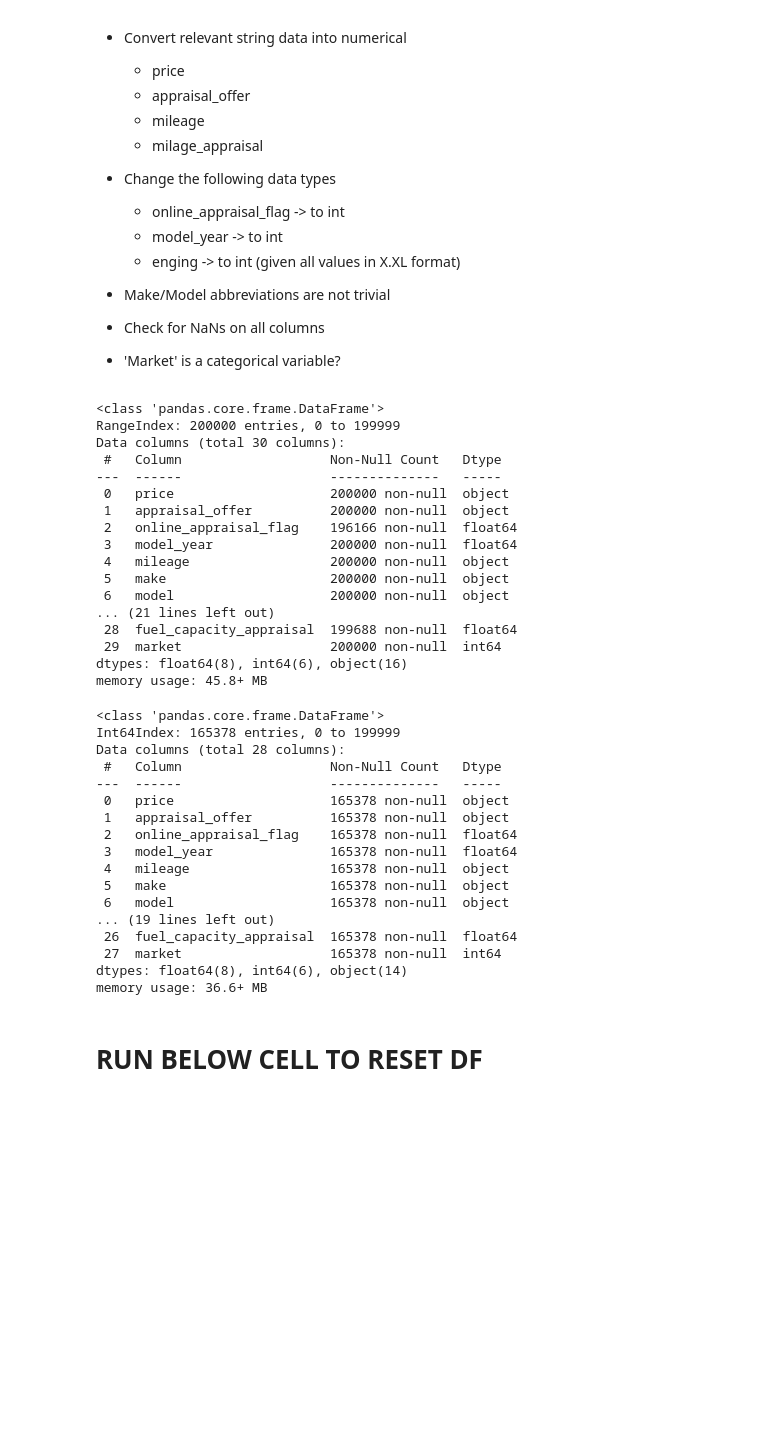
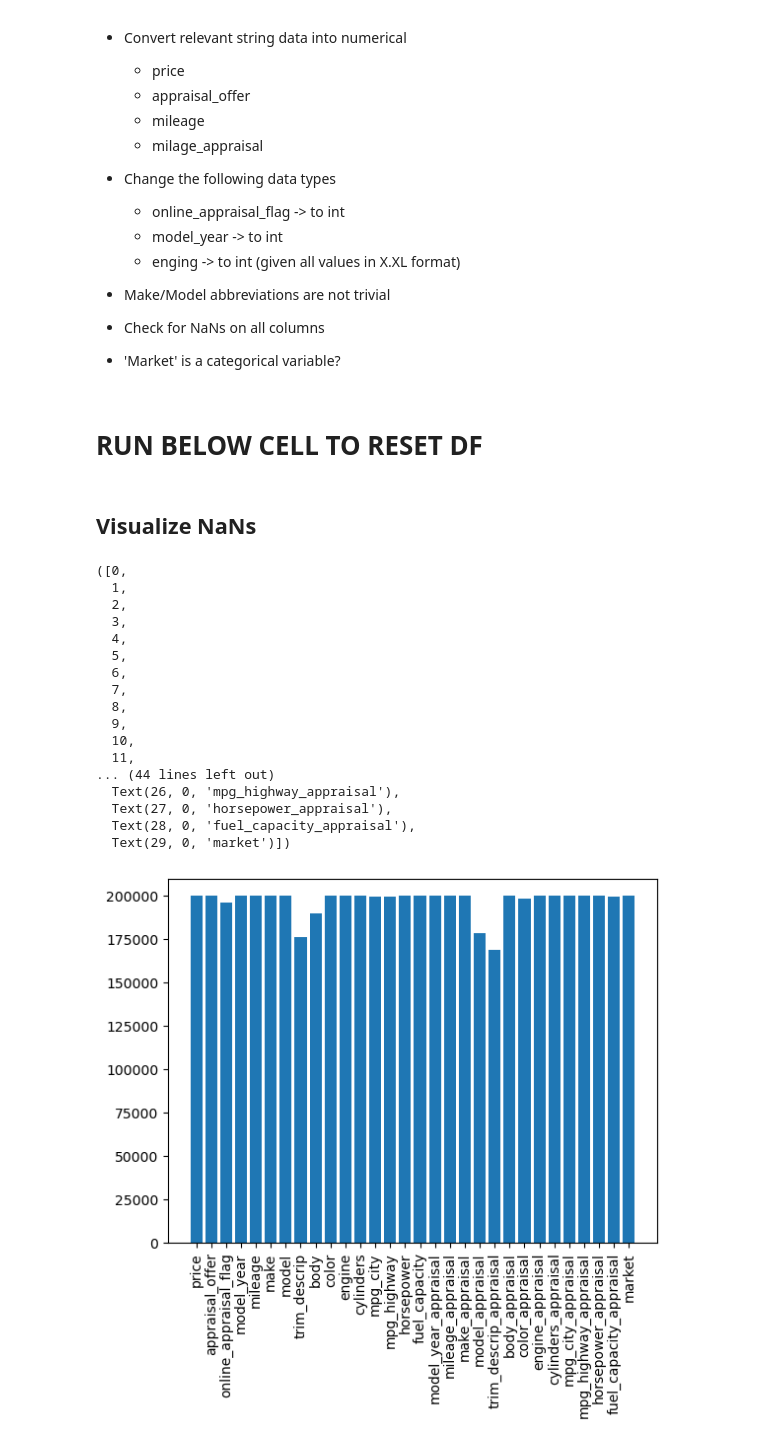
Before and after one commit to ashenfernando1/Winter-2023, a Jupyter notebook: CarMax.ipynb, the cells around one changed output. Drawn from its saved outputs; the diff is of its cells as text; code cells hidden in the pictures; blank space fills up the shorter version.

```diff
--- a/CarMax.ipynb
+++ b/CarMax.ipynb
@@ -62,45 +63,29 @@ df_main
 - Make/Model abbreviations are not trivial
 - Check for NaNs on all columns
 - 'Market' is a categorical variable?
-# %%
-df.info()
-# %% [output]
-<class 'pandas.core.frame.DataFrame'>
-RangeIndex: 200000 entries, 0 to 199999
-Data columns (total 30 columns):
- #   Column                   Non-Null Count   Dtype
----  ------                   --------------   -----
- 0   price                    200000 non-null  object
- 1   appraisal_offer          200000 non-null  object
- 2   online_appraisal_flag    196166 non-null  float64
- 3   model_year               200000 non-null  float64
- 4   mileage                  200000 non-null  object
- 5   make                     200000 non-null  object
- 6   model                    200000 non-null  object
-... (21 lines left out)
- 28  fuel_capacity_appraisal  199688 non-null  float64
- 29  market                   200000 non-null  int64
-dtypes: float64(8), int64(6), object(16)
-memory usage: 45.8+ MB
-# %%
-df.drop(['trim_descrip','trim_descrip_appraisal'],axis=1).dropna().info()
-# %% [output]
-<class 'pandas.core.frame.DataFrame'>
-Int64Index: 165378 entries, 0 to 199999
-Data columns (total 28 columns):
- #   Column                   Non-Null Count   Dtype
----  ------                   --------------   -----
- 0   price                    165378 non-null  object
- 1   appraisal_offer          165378 non-null  object
- 2   online_appraisal_flag    165378 non-null  float64
- 3   model_year               165378 non-null  float64
- 4   mileage                  165378 non-null  object
- 5   make                     165378 non-null  object
- 6   model                    165378 non-null  object
-... (19 lines left out)
- 26  fuel_capacity_appraisal  165378 non-null  float64
- 27  market                   165378 non-null  int64
-dtypes: float64(8), int64(6), object(14)
-memory usage: 36.6+ MB
 # %% [markdown]
 # RUN BELOW CELL TO RESET DF
+# %% [markdown]
+## Visualize NaNs
+# %%
+plt.bar(df_main.count().keys(), df_main.count().values)
+plt.xticks(rotation = 90)
+# %% [output]
+([0,
+  1,
+  2,
+  3,
+  4,
+  5,
+  6,
+  7,
+  8,
+  9,
+  10,
+  11,
+... (44 lines left out)
+  Text(26, 0, 'mpg_highway_appraisal'),
+  Text(27, 0, 'horsepower_appraisal'),
+  Text(28, 0, 'fuel_capacity_appraisal'),
+  Text(29, 0, 'market')])
+[figure, added]
```
Also changed, not shown: parts of 24 cells of this notebook, 2 other files.
